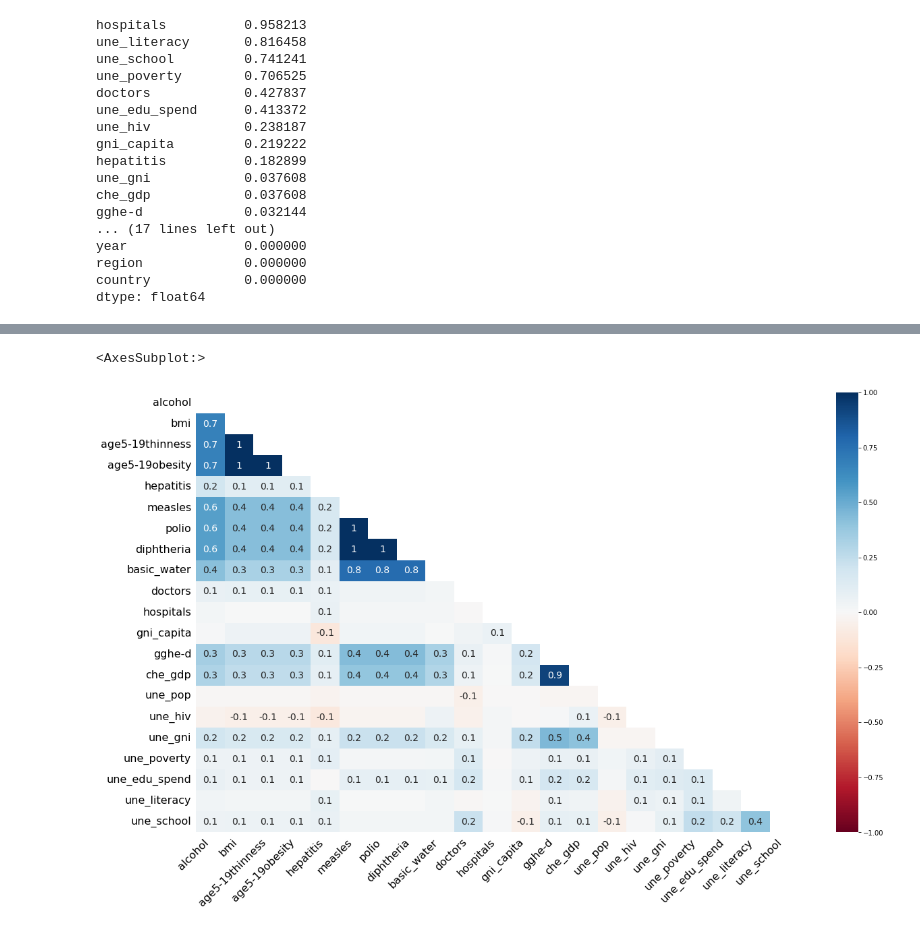
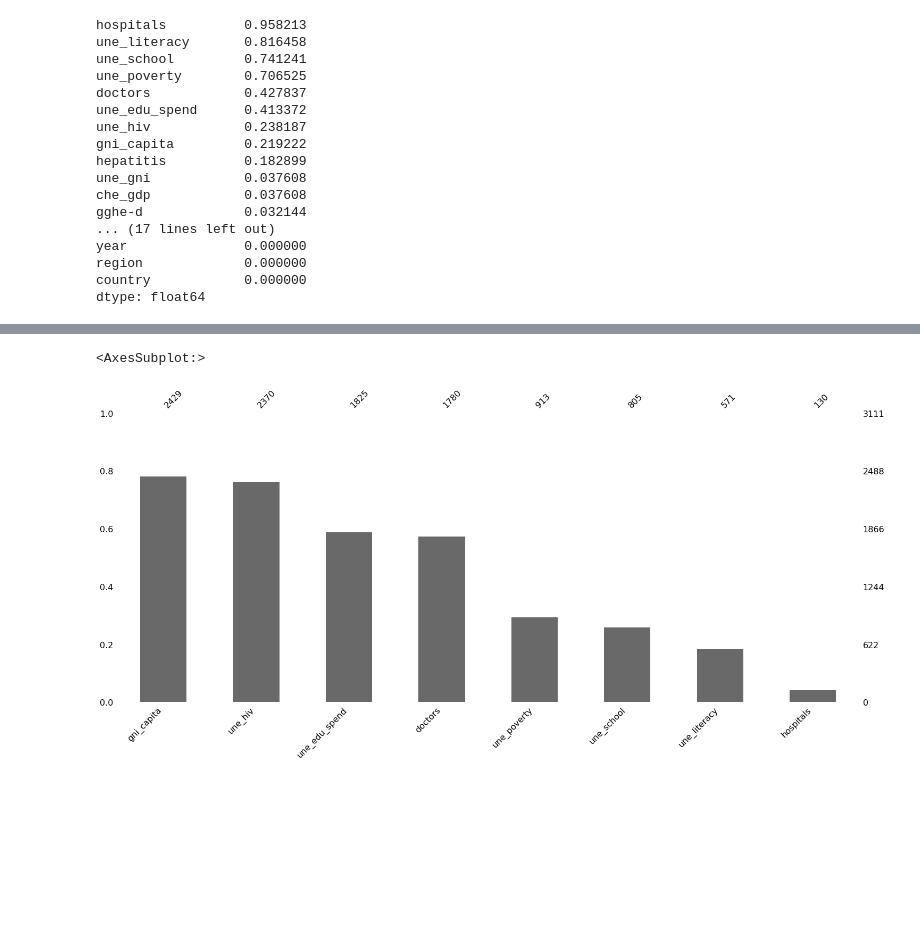
Before and after one commit to NanoClem/boston-housing-ML, a Jupyter notebook: eda_life_exp.ipynb, the cells around one changed output, grey strips where cells are left out. Cells and saved outputs as stored; diff of their text form; code cells hidden in the pictures; blank space fills up the shorter version.

```diff
--- a/eda_life_exp.ipynb
+++ b/eda_life_exp.ipynb
@@ -140,5 +140,10 @@ msno.matrix(df)
-# %%
-msno.heatmap(df)
-# %% [output]
-<AxesSubplot:>
-[figure, removed]
+# %%
+# Observe cols where with at least 20% missing values
+per_miss_20 = df[df.columns[per_missing > 0.2]]
+msno.bar(
+    per_miss_20,
+    sort='descending'
+)
+# %% [output]
+<AxesSubplot:>
+[figure, added]
```
Also changed, not shown: parts of 19 cells of this notebook.
